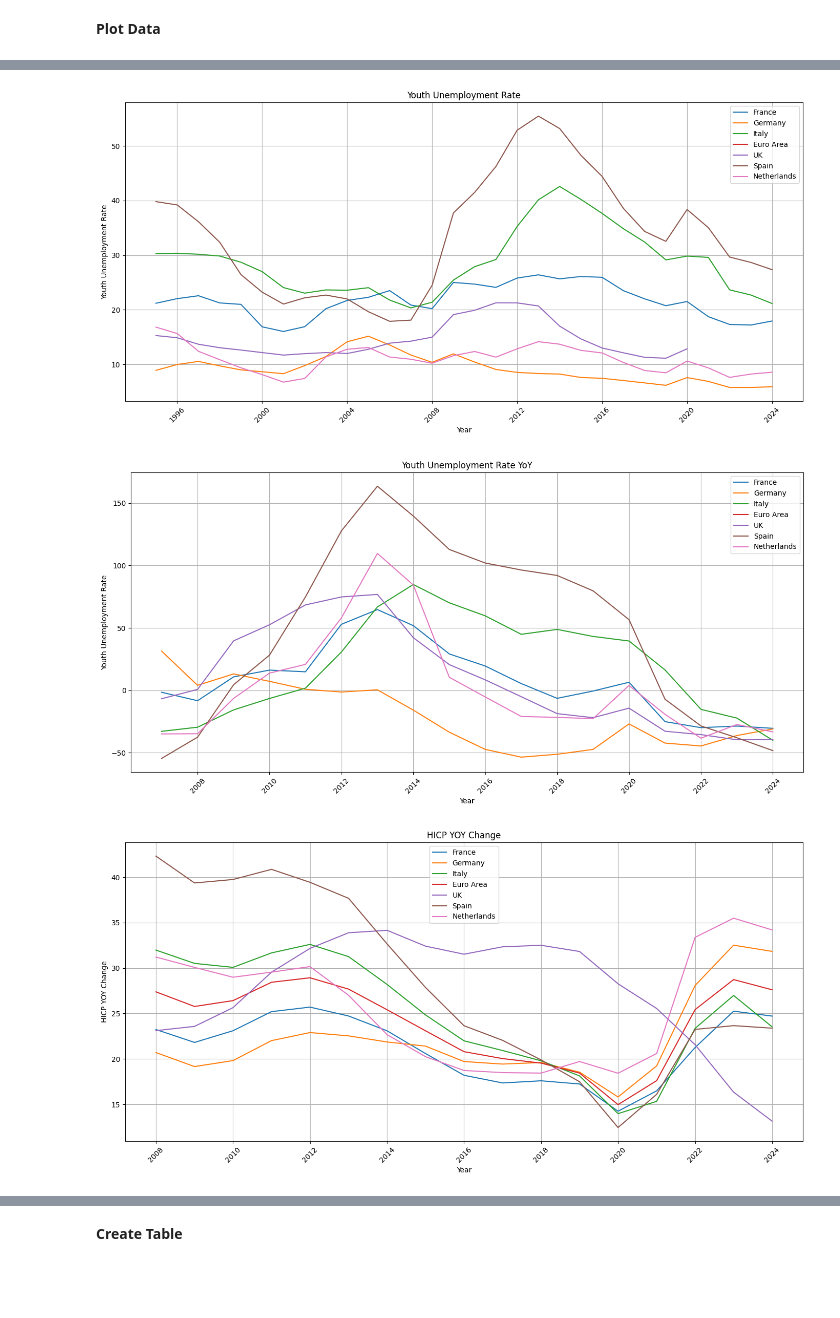
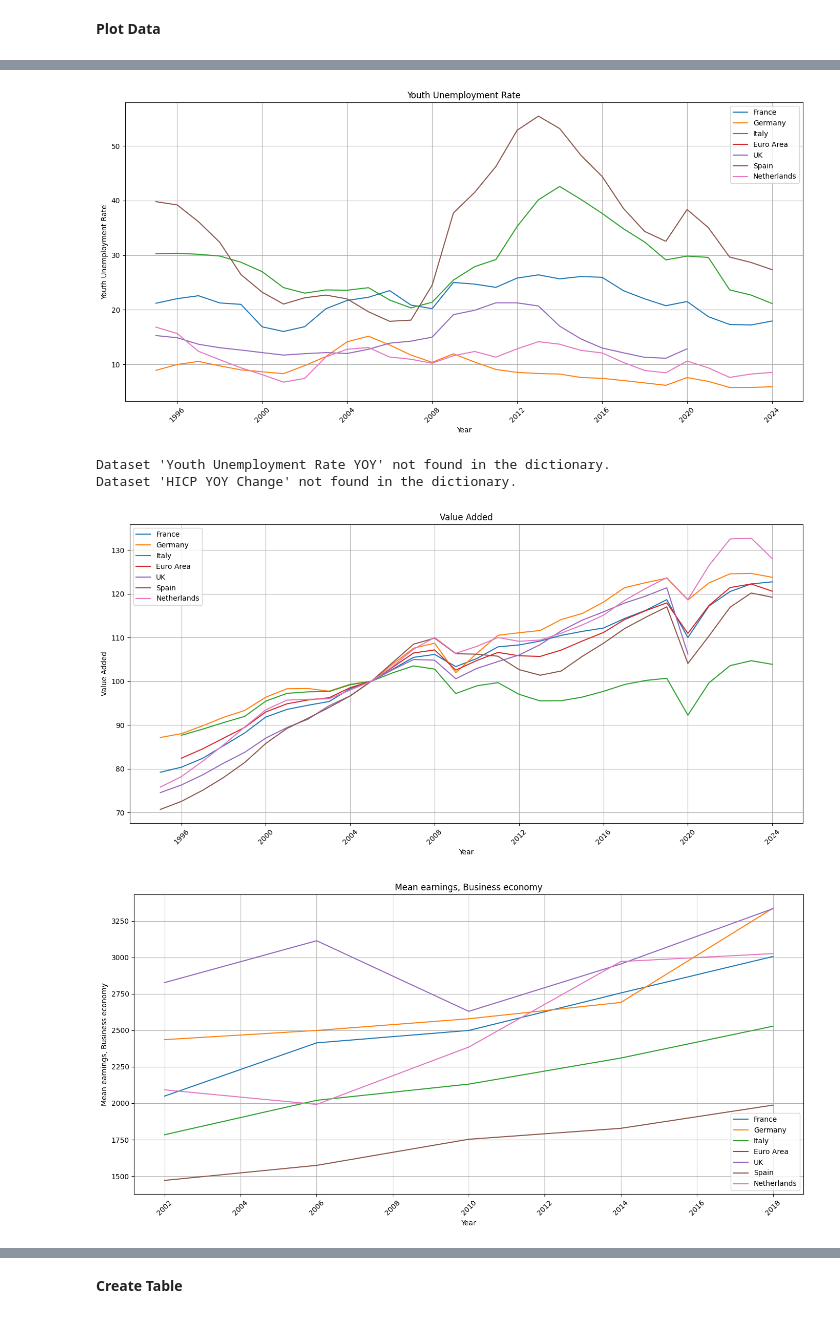
Before and after one commit to alexwellman/macrodata-wellman, a Jupyter notebook: Euro Dash/plots_final.ipynb, the cells around one changed output, grey strips where cells are left out. Saved outputs shown, nothing was run; the diff lists cells and outputs as text; code cells hidden in the pictures; blank space fills up the shorter version.

```diff
--- a/Euro Dash/plots_final.ipynb
+++ b/Euro Dash/plots_final.ipynb
@@ -255,6 +36,7 @@ def create_country_stats_table(datasets_dict, dataset_key):
 **Specify countries and initialize dic.**
 # %%
 euro_data = {}
+euro_data_A = {}
 
 countries = {
     'FR': 'France',
@@ -328,12 +101,12 @@ Policy Note Data Sets
 # %%
 # Adjust units
-euro_data['Gross domestic product at market prices'] = euro_data.get('Gross domestic product at market prices') / 1000
-euro_data['Net lending (+) /net borrowing (-)'] = euro_data.get('Net lending (+) /net borrowing (-)') / 1000
-euro_data['General Goverment Interest Paid'] = euro_data.get('General Goverment Interest Paid') / 1000
+euro_data_A['Gross domestic product at market prices'] = euro_data_A.get('Gross domestic product at market prices') / 1000
+euro_data_A['Net lending (+) /net borrowing (-)'] = euro_data_A.get('Net lending (+) /net borrowing (-)') / 1000
+euro_data_A['General Goverment Interest Paid'] = euro_data_A.get('General Goverment Interest Paid') / 1000
 
-num = euro_data.get('General Goverment Interest Paid')
-denom = euro_data.get('Gross domestic product at market prices')
-euro_data['Interest to Debt']= (num/denom)*100
+num = euro_data_A.get('General Goverment Interest Paid')
+denom = euro_data_A.get('Gross domestic product at market prices')
+euro_data_A['Interest to Debt']= (num/denom)*100
 # %% [markdown]
 **List available datasets**
 # %%
@@ -358,17 +147,19 @@ Interest to Debt
 # %% [markdown]
 **Plot Data**
 # %%
-plot_dataset(euro_data, 'Hourly Earn', 'Hourly Earn', 'Year', 'Hourly Earn')
-plot_dataset(euro_data, 'Youth Unemployment Rate', 'Youth Unemployment Rate', 'Year', 'Youth Unemployment Rate')
-plot_dataset(euro_data, 'Youth Unemployment Rate YOY', 'Youth Unemployment Rate YoY', 'Year', 'Youth Unemployment Rate')
-plot_dataset(euro_data, 'HICP YOY Change', 'HICP YOY Change', 'Year', 'HICP YOY Change')
-plot_dataset(euro_data, 'Value Added', 'Value Added', 'Year', 'Value Added')
-plot_dataset(euro_data, 'Mean earnings, Business economy', 'Mean earnings, Business economy', 'Year', 'Mean earnings, Business economy')
+plot_dataset(euro_data_A, 'Hourly Earn', 'Hourly Earn', 'Year', 'Hourly Earn')
+plot_dataset(euro_data_A, 'Youth Unemployment Rate', 'Youth Unemployment Rate', 'Year', 'Youth Unemployment Rate')
+plot_dataset(euro_data_A, 'Youth Unemployment Rate YOY', 'Youth Unemployment Rate YoY', 'Year', 'Youth Unemployment Rate')
+plot_dataset(euro_data_A, 'HICP YOY Change', 'HICP YOY Change', 'Year', 'HICP YOY Change')
+plot_dataset(euro_data_A, 'Value Added', 'Value Added', 'Year', 'Value Added')
+plot_dataset(euro_data_A, 'Mean earnings, Business economy', 'Mean earnings, Business economy', 'Year', 'Mean earnings, Business economy')
 
-plot_dataset(euro_data, 'Interest to Debt', 'Interest to Debt', 'Year', 'Interest to Debt (%)')
-plot_dataset(euro_data, 'Debt % of GDP' , 'Debt % of GDP', 'Year', 'Debt % of GDP')
+plot_dataset(euro_data_A, 'Interest to Debt', 'Interest to Debt', 'Year', 'Interest to Debt (%)')
+plot_dataset(euro_data_A, 'Debt % of GDP' , 'Debt % of GDP', 'Year', 'Debt % of GDP')
 # %% [output]
 [figure]
 [figure]
+Dataset 'Youth Unemployment Rate YOY' not found in the dictionary.
+Dataset 'HICP YOY Change' not found in the dictionary.
-[figure, old version]
+[figure, new version]
-[figure, old version]
+[figure, new version]
```
Also changed, not shown: parts of 22 cells of this notebook, 8 other files.
